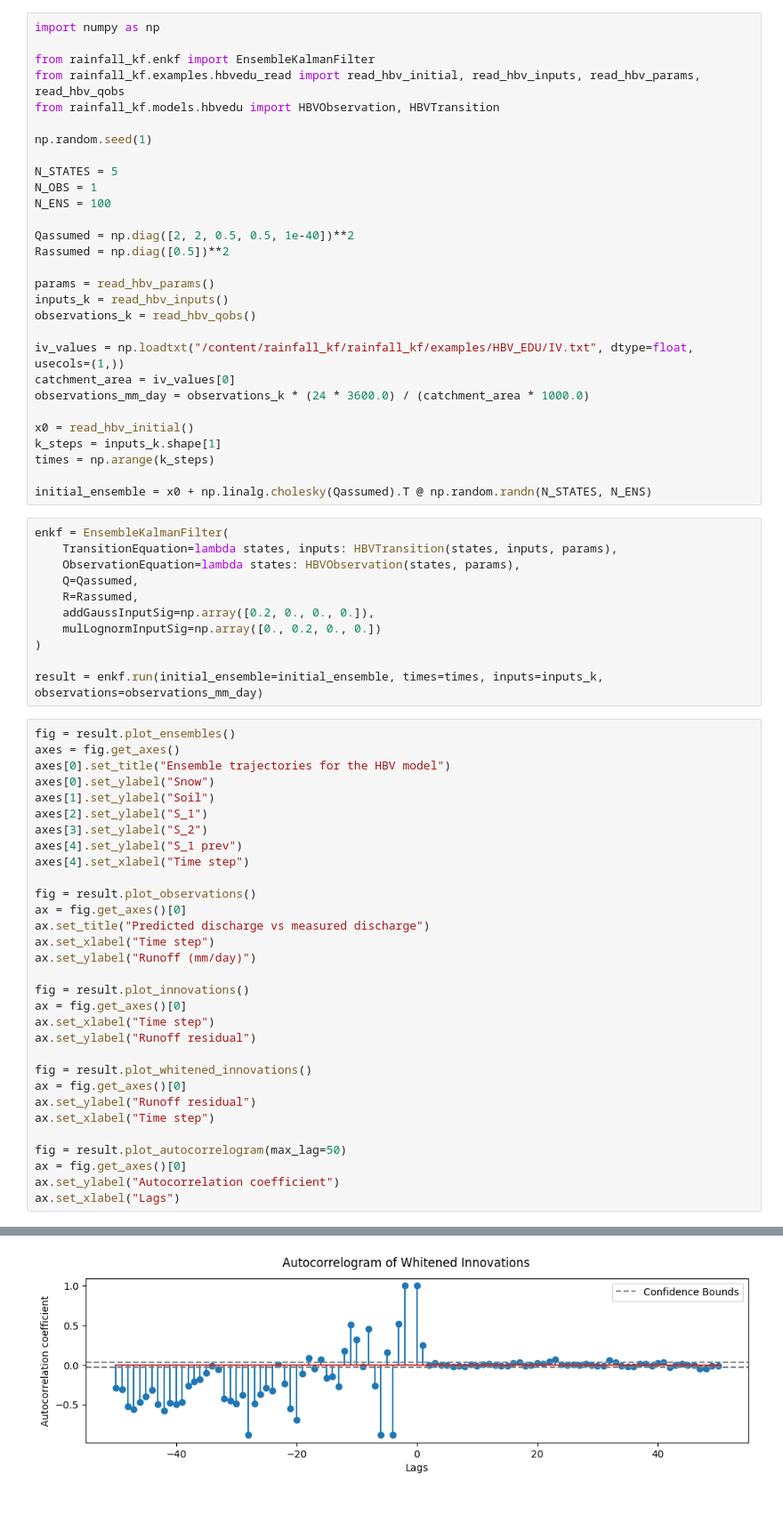
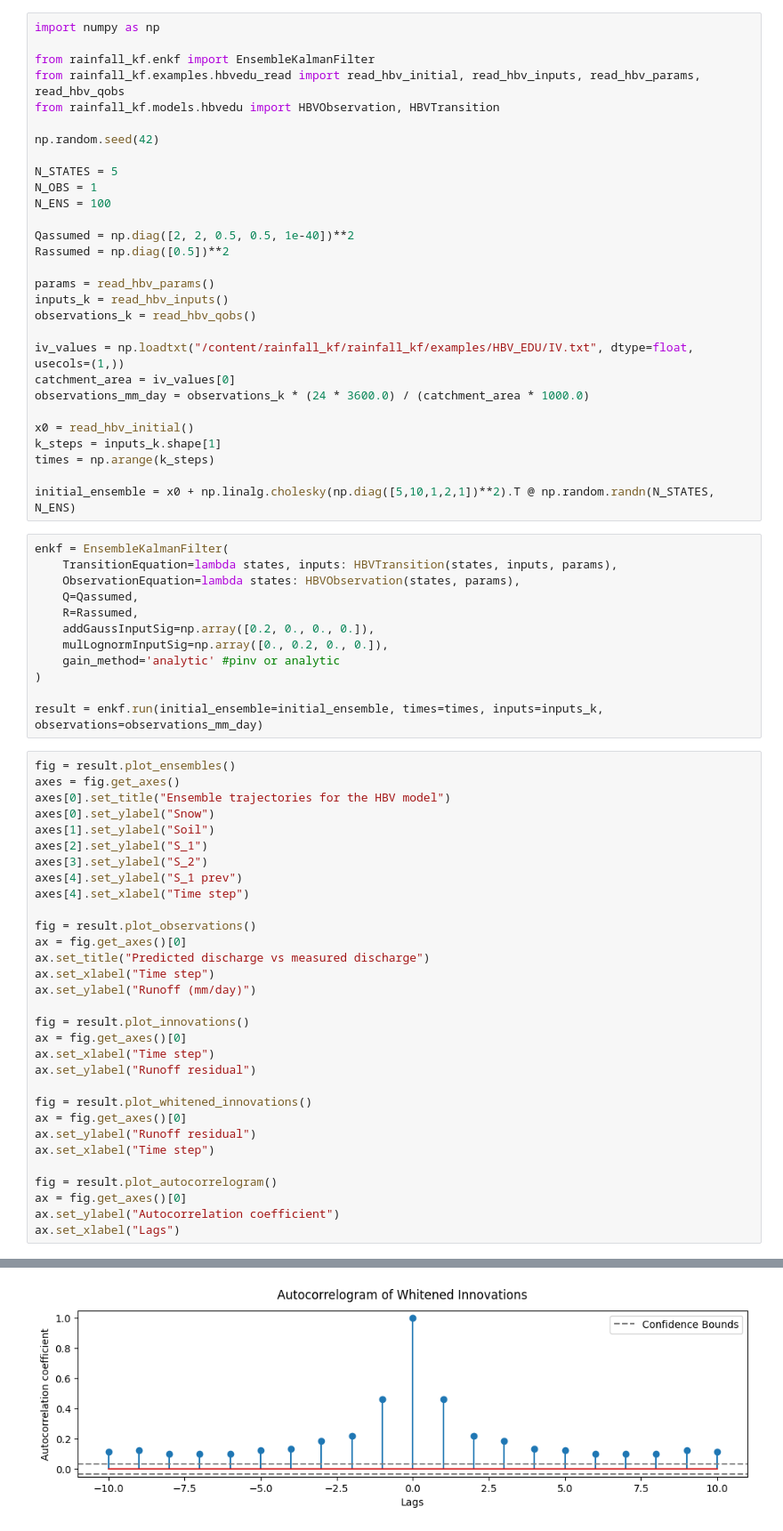
Before and after one commit to Felix-Schwer/rainfall_kf, a Jupyter notebook: notebooks/Run_HBVEDU_Example_Colab.ipynb, the cells around one changed output, grey strips where cells are left out. Shown at 89% size. Cells and saved outputs as stored; diff of their text form; blank space fills up the shorter version.

Commit message:
As close as I can get to reproducing old report with analytical Kalman Gain etc.

```diff
--- a/notebooks/Run_HBVEDU_Example_Colab.ipynb
+++ b/notebooks/Run_HBVEDU_Example_Colab.ipynb
@@ -32,7 +30,7 @@ from rainfall_kf.enkf import EnsembleKalmanFilter
 from rainfall_kf.examples.hbvedu_read import read_hbv_initial, read_hbv_inputs, read_hbv_params, read_hbv_qobs
 from rainfall_kf.models.hbvedu import HBVObservation, HBVTransition
 
-np.random.seed(1)
+np.random.seed(42)
 
 N_STATES = 5
 N_OBS = 1
@@ -53,7 +51,7 @@ x0 = read_hbv_initial()
 k_steps = inputs_k.shape[1]
 times = np.arange(k_steps)
 
-initial_ensemble = x0 + np.linalg.cholesky(Qassumed).T @ np.random.randn(N_STATES, N_ENS)
+initial_ensemble = x0 + np.linalg.cholesky(np.diag([5,10,1,2,1])**2).T @ np.random.randn(N_STATES, N_ENS)
 # %%
 enkf = EnsembleKalmanFilter(
     TransitionEquation=lambda states, inputs: HBVTransition(states, inputs, params),
@@ -61,7 +59,8 @@ enkf = EnsembleKalmanFilter(
     Q=Qassumed,
     R=Rassumed,
     addGaussInputSig=np.array([0.2, 0., 0., 0.]),
-    mulLognormInputSig=np.array([0., 0.2, 0., 0.])
+    mulLognormInputSig=np.array([0., 0.2, 0., 0.]),
+    gain_method='analytic' #pinv or analytic
 )
 
 result = enkf.run(initial_ensemble=initial_ensemble, times=times, inputs=inputs_k, observations=observations_mm_day)
@@ -92,7 +91,7 @@ ax = fig.get_axes()[0]
 ax.set_ylabel("Runoff residual")
 ax.set_xlabel("Time step")
 
-fig = result.plot_autocorrelogram(max_lag=50)
+fig = result.plot_autocorrelogram()
 ax = fig.get_axes()[0]
 ax.set_ylabel("Autocorrelation coefficient")
 ax.set_xlabel("Lags")
@@ -105 +104 @@ Text(0.5, 0, 'Lags')
-[figure, old version]
+[figure, new version]
```
Also changed, not shown: parts of 3 cells of this notebook.
